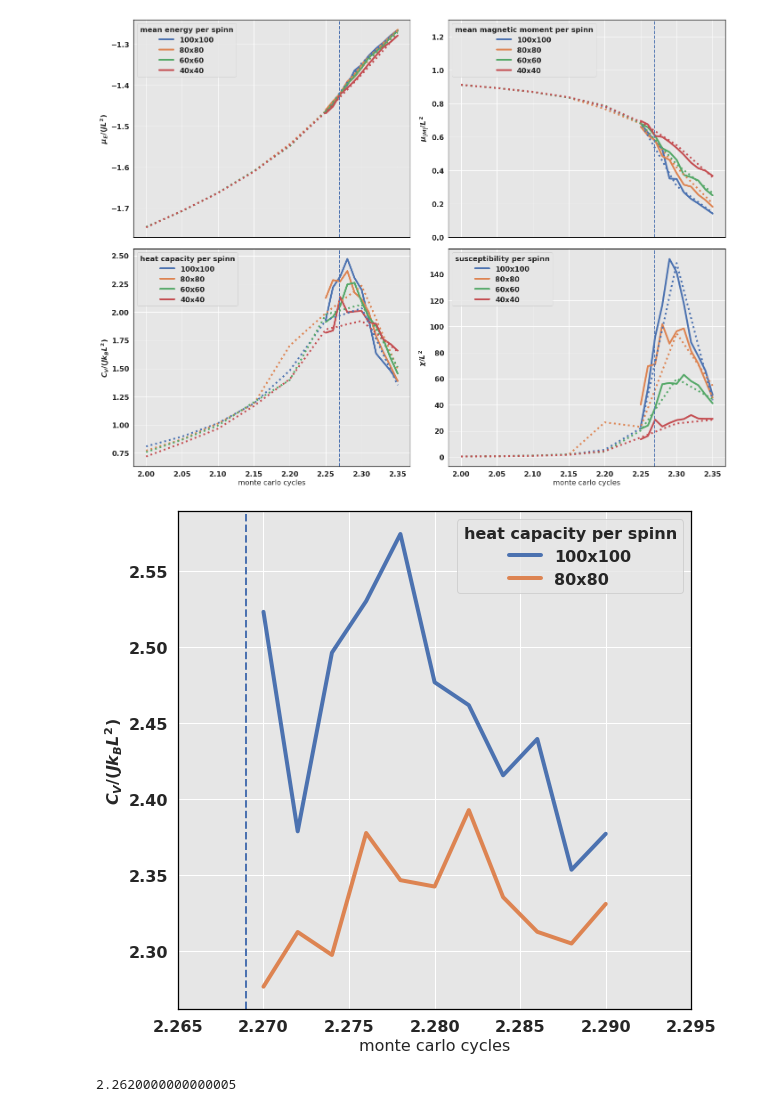
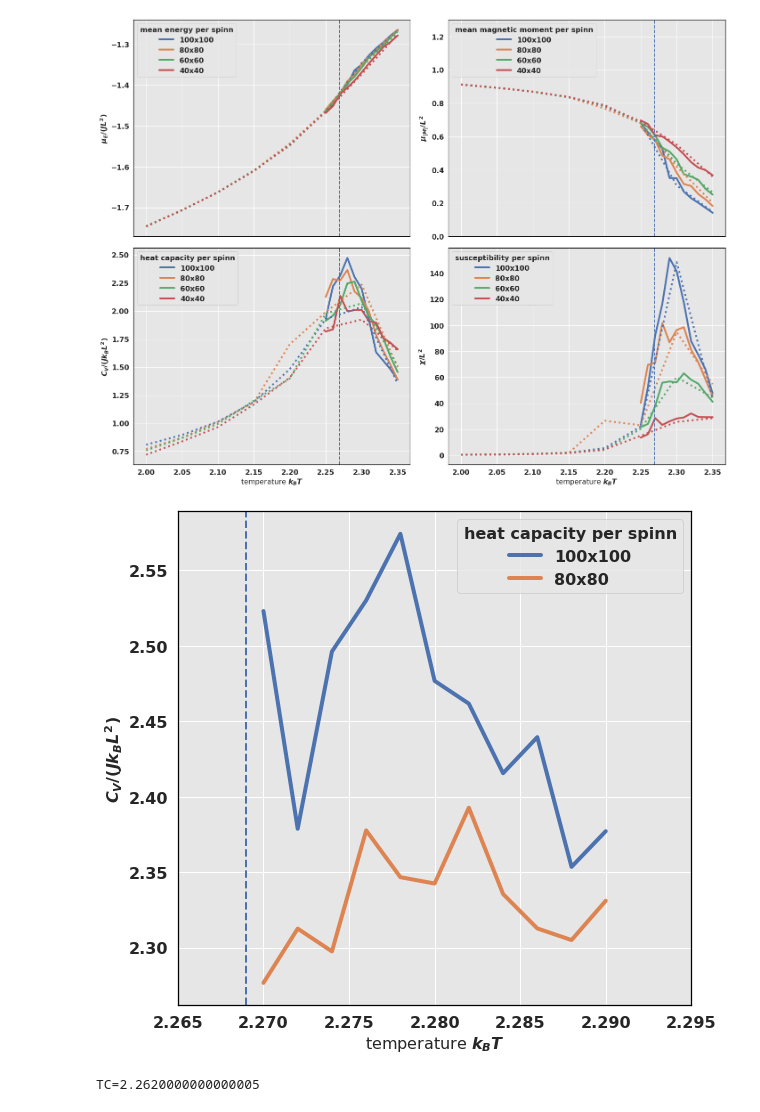
Before and after one commit to fonstelien/FYS4150, a Jupyter notebook: project4/results/project4.ipynb, the cells around one changed output. Drawn from its saved outputs; the diff is of its cells as text; code cells hidden in the pictures.

```diff
--- a/project4/results/project4.ipynb
+++ b/project4/results/project4.ipynb
@@ -402,28 +402,28 @@ plt.show()
 # %%
 df80_03 = pd.read_csv("./critical-temperature/iter-03_80.csv", comment='#')
 df100_03 = pd.read_csv("./critical-temperature/iter-03_100.csv", comment='#')
 
 names = ('100x100', '80x80')
 
 fig, axes = plt.subplots(ncols=1, nrows=1, sharex=True, figsize=ONE_TIMES_ONE)
 
 ax = axes
 df100_03.plot(x='T', y='CV', ax=ax, color=COLORS[0])
 df80_03.plot(x='T', y='CV', ax=ax, color=COLORS[1])
 
 ax.legend(names, title='heat capacity per spinn', title_fontsize=MEDIUM)
-ax.set_xlabel("monte carlo cycles")
+ax.set_xlabel("temperature $k_BT$")
 ax.set_ylabel("$C_V/(Jk_BL^2)$")
 ax.axvline(x=2.269, linestyle='--', linewidth=2)
 ax.set_xlim(2.265,2.295)
 
 plt.tight_layout()
 plt.show()
 
-(100*2.278 - 80*2.282)/(100 - 80)
+print(rf'TC={(100*2.278 - 80*2.282)/(100 - 80)}')
 # %% [output]
-[figure, old version]
+[figure, new version]
-2.2620000000000005
+TC=2.2620000000000005
 # %%
 df80_03 = pd.read_csv("./critical-temperature/iter-03_80.csv", comment='#')
 df100_03 = pd.read_csv("./critical-temperature/iter-03_100.csv", comment='#')
```
Also changed, not shown: parts of 5 cells of this notebook.
